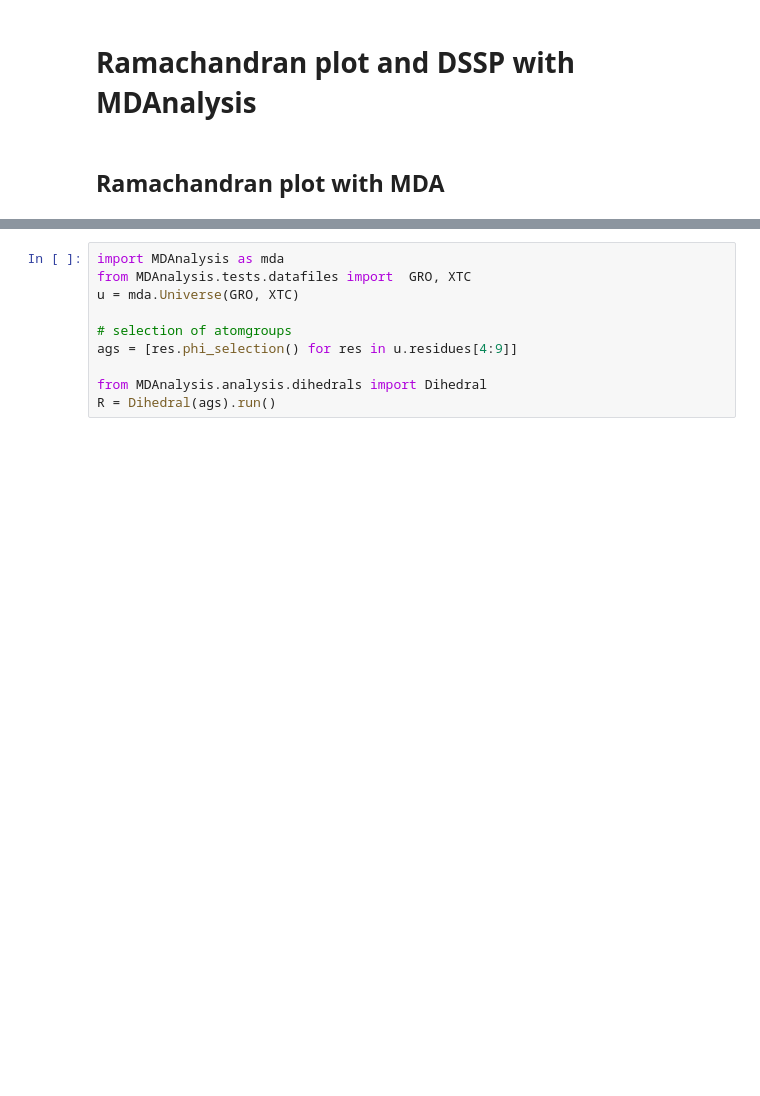
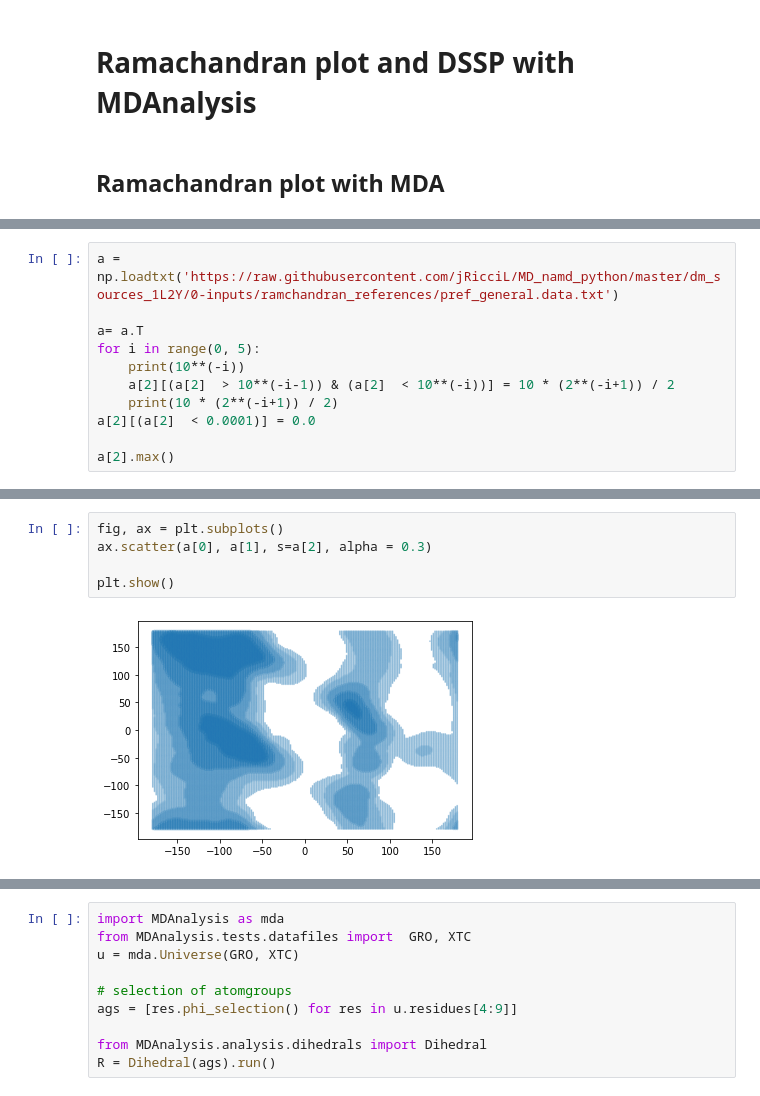
Before and after one commit to jRicciL/MD_namd_python, a Jupyter notebook: Ramachandran_plot_and_DSSP.ipynb, the cells around one changed output, grey strips where cells are left out. Cells and saved outputs as stored; diff of their text form; blank space fills up the shorter version.

```diff
--- a/Ramachandran_plot_and_DSSP.ipynb
+++ b/Ramachandran_plot_and_DSSP.ipynb
@@ -29,0 +76,11 @@ full_traj
+# %%
+a = np.loadtxt('https://raw.githubusercontent.com/jRicciL/MD_namd_python/master/dm_sources_1L2Y/0-inputs/ramchandran_references/pref_general.data.txt')
+
+a= a.T
+for i in range(0, 5):
+    print(10**(-i))
+    a[2][(a[2]  > 10**(-i-1)) & (a[2]  < 10**(-i))] = 10 * (2**(-i+1)) / 2
+    print(10 * (2**(-i+1)) / 2)
+a[2][(a[2]  < 0.0001)] = 0.0
+
+a[2].max()
@@ -29,0 +99,7 @@ full_traj
+# %%
+fig, ax = plt.subplots()
+ax.scatter(a[0], a[1], s=a[2], alpha = 0.3)
+
+plt.show()
+# %% [output]
+[figure, added]
```
Also changed, not shown: parts of 21 cells of this notebook.
